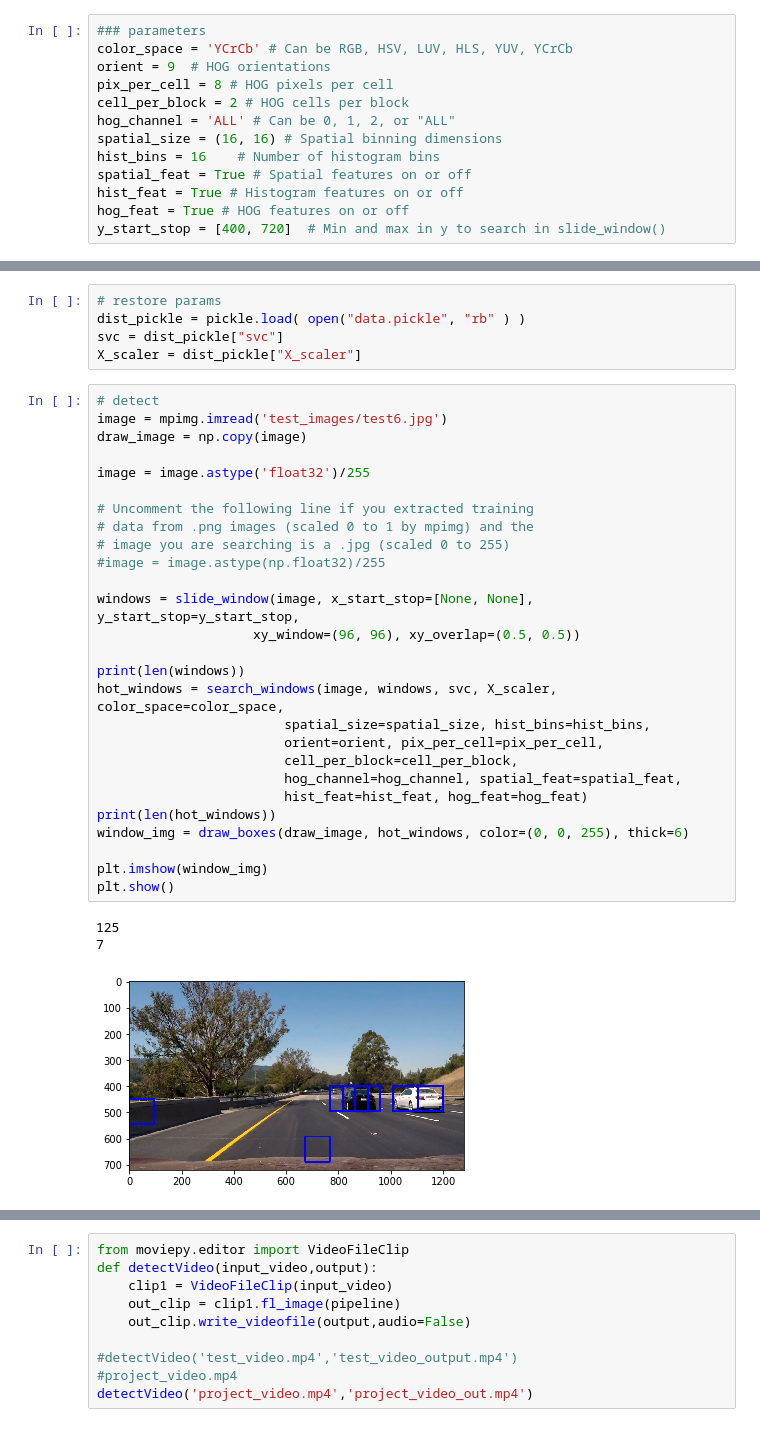
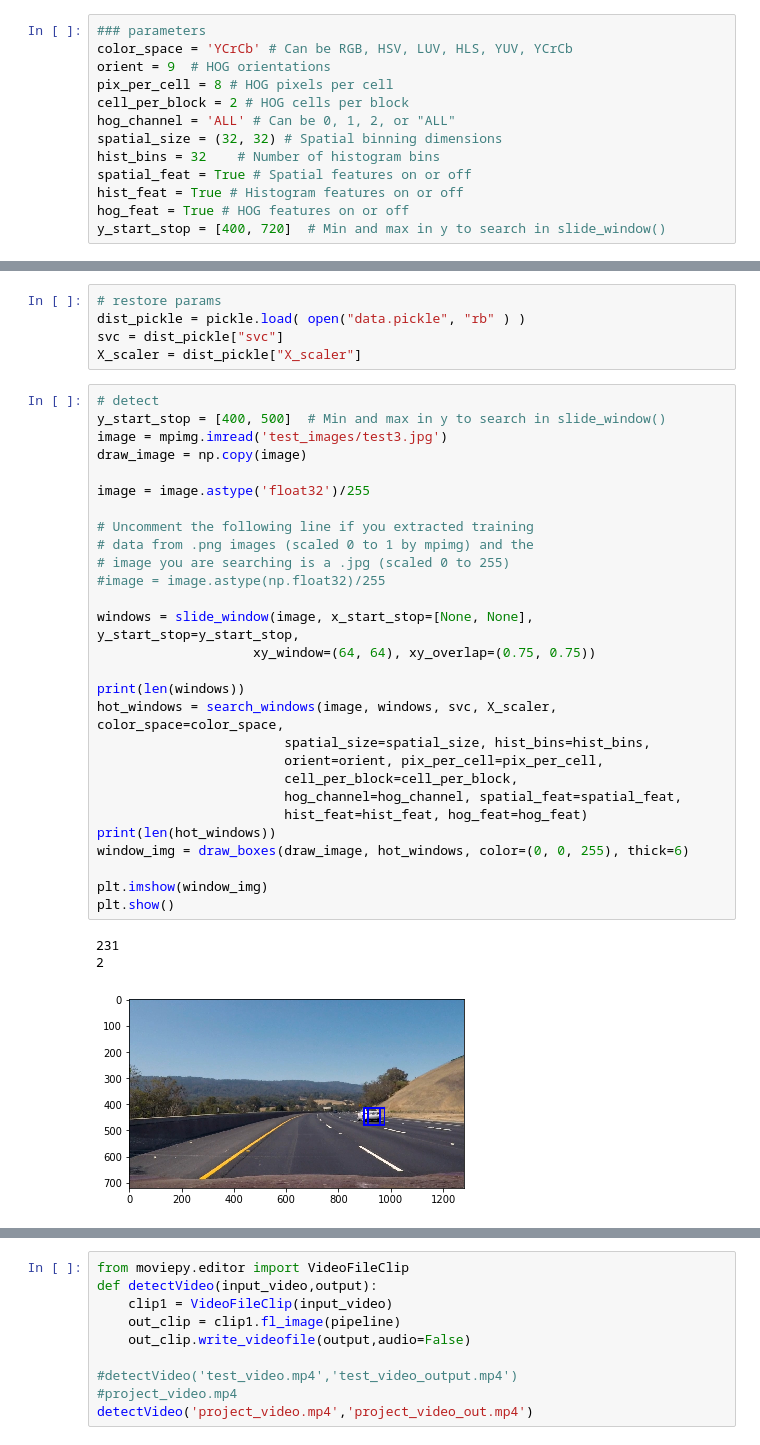
Before and after one commit to terrylu87/CarND-Vehicle-Detection, a Jupyter notebook: detection.ipynb, the cells around one changed output, grey strips where cells are left out. Cells and saved outputs as stored; diff of their text form.

```diff
--- a/detection.ipynb
+++ b/detection.ipynb
@@ -27,8 +27,8 @@ orient = 9  # HOG orientations
 pix_per_cell = 8 # HOG pixels per cell
 cell_per_block = 2 # HOG cells per block
 hog_channel = 'ALL' # Can be 0, 1, 2, or "ALL"
-spatial_size = (16, 16) # Spatial binning dimensions
-hist_bins = 16    # Number of histogram bins
+spatial_size = (32, 32) # Spatial binning dimensions
+hist_bins = 32    # Number of histogram bins
 spatial_feat = True # Spatial features on or off
 hist_feat = True # Histogram features on or off
 hog_feat = True # HOG features on or off
@@ -117,33 +117,34 @@ svc = dist_pickle["svc"]
 X_scaler = dist_pickle["X_scaler"]
 # %%
 # detect
-image = mpimg.imread('test_images/test6.jpg')
+y_start_stop = [400, 500]  # Min and max in y to search in slide_window()
+image = mpimg.imread('test_images/test3.jpg')
 draw_image = np.copy(image)
 
 image = image.astype('float32')/255
 
 # Uncomment the following line if you extracted training
 # data from .png images (scaled 0 to 1 by mpimg) and the
 # image you are searching is a .jpg (scaled 0 to 255)
 #image = image.astype(np.float32)/255
 
 windows = slide_window(image, x_start_stop=[None, None], y_start_stop=y_start_stop,
-                    xy_window=(96, 96), xy_overlap=(0.5, 0.5))
+                    xy_window=(64, 64), xy_overlap=(0.75, 0.75))
 
 print(len(windows))
 hot_windows = search_windows(image, windows, svc, X_scaler, color_space=color_space,
                         spatial_size=spatial_size, hist_bins=hist_bins,
                         orient=orient, pix_per_cell=pix_per_cell,
                         cell_per_block=cell_per_block,
                         hog_channel=hog_channel, spatial_feat=spatial_feat,
                         hist_feat=hist_feat, hog_feat=hog_feat)
 print(len(hot_windows))
 window_img = draw_boxes(draw_image, hot_windows, color=(0, 0, 255), thick=6)
 
 plt.imshow(window_img)
 plt.show()
 # %% [output]
-125
-7
+231
+2
-[figure, old version]
+[figure, new version]
 # %%
```
Also changed, not shown: parts of 8 cells of this notebook, 12 other files.
